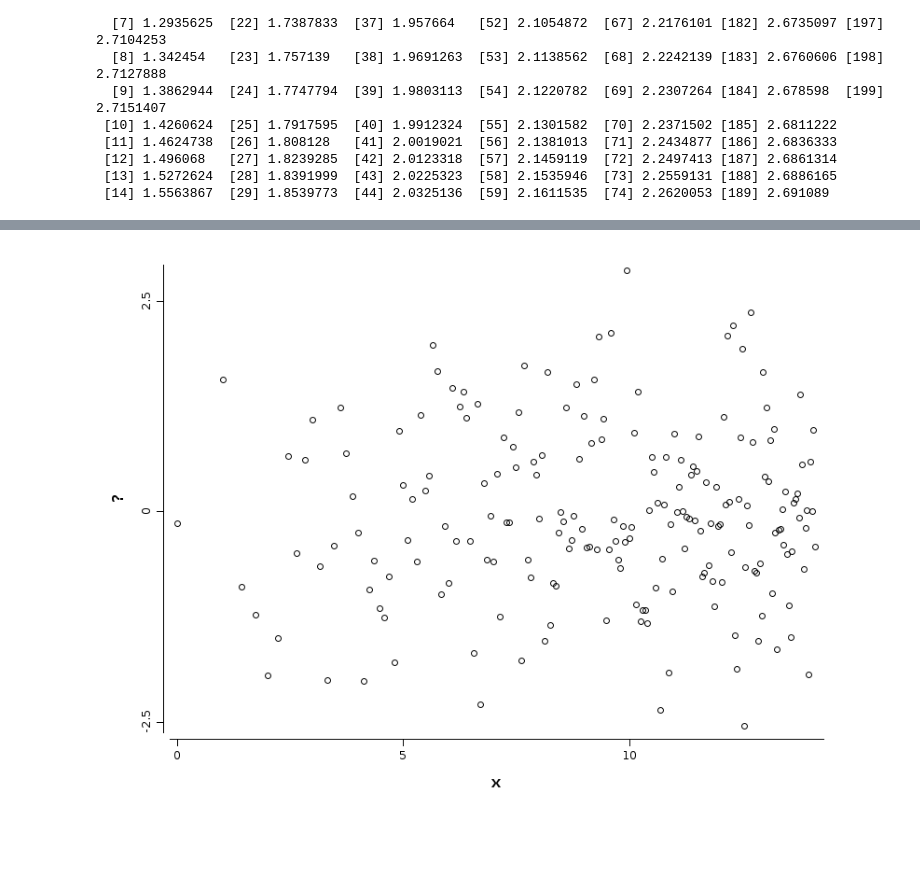
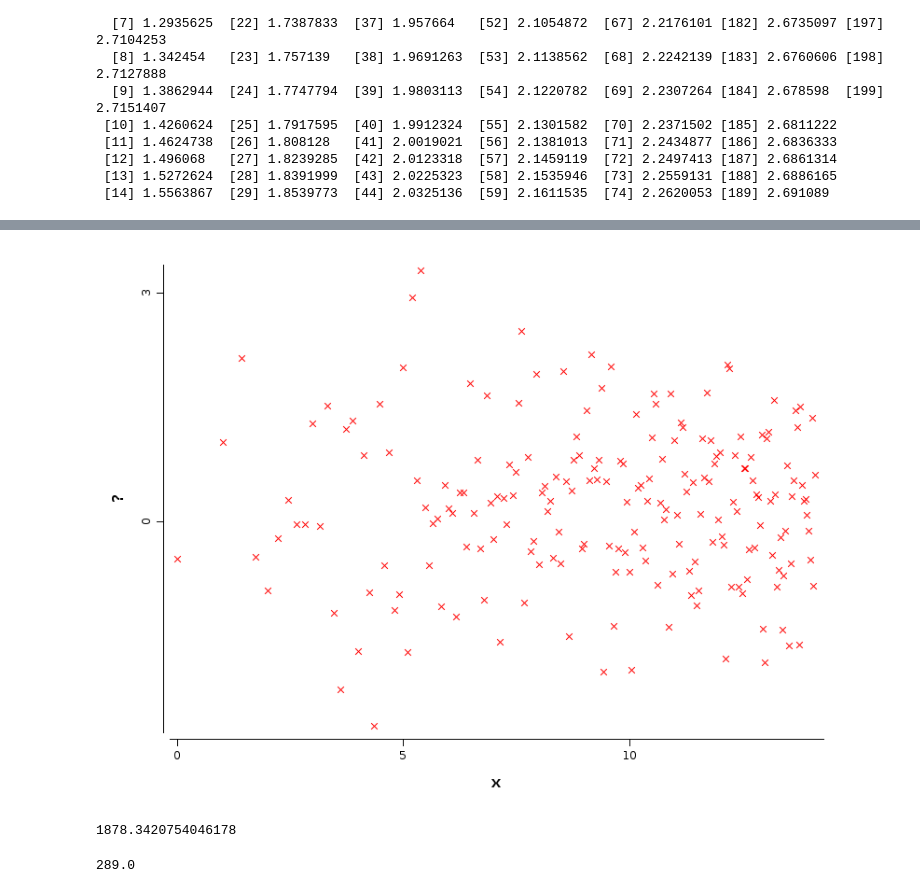
Before and after one commit to padreati/rapaio-notebooks, a Jupyter notebook: manual/1. Variables, frames and data manipulation.ipynb, the cells around one changed output, grey strips where cells are left out. Cells and saved outputs as stored; diff of their text form; code cells hidden in the pictures; blank space fills up the shorter version.

```diff
--- a/manual/1. Variables, frames and data manipulation.ipynb
+++ b/manual/1. Variables, frames and data manipulation.ipynb
@@ -226,6 +237,10 @@ VarDouble [name:"x", rowCount:200]
 # %%
 import static rapaio.graphics.Plotter.*;
 # %%
-WS.image(points(x, VarDouble.from(x.rowCount(), v -> Normal.of(0, 1).sampleNext()),  bins(30)));
+WS.image(points(x, VarDouble.from(x.rowCount(), v -> Normal.of(0, 1).sampleNext()), color(1), pch(3)));
 # %% [output]
-[figure, old version]
+[figure, new version]
+# %%
+x.op().sum();
+# %% [output]
+1878.3420754046178
@@ -231,0 +249,4 @@ WS.image(points(x, VarDouble.from(x.rowCount(), v -> Normal.of(0, 1).sampleNext(
+# %%
+square(w);
+# %% [output]
+289.0
```
Also changed, not shown: parts of 4 cells of this notebook, 2 other files.
